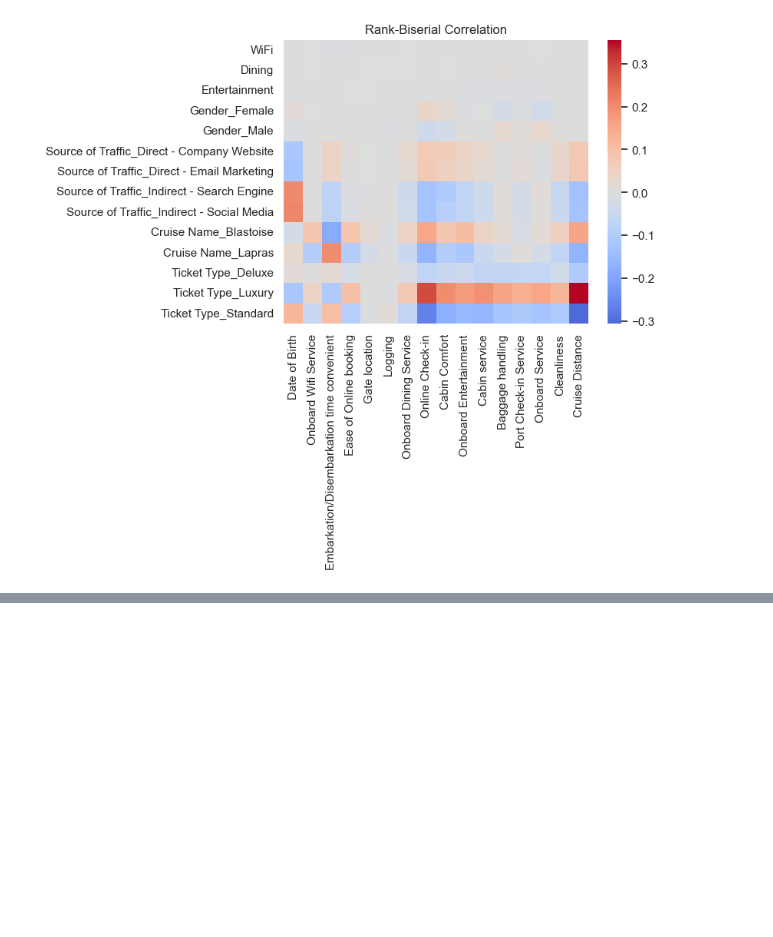
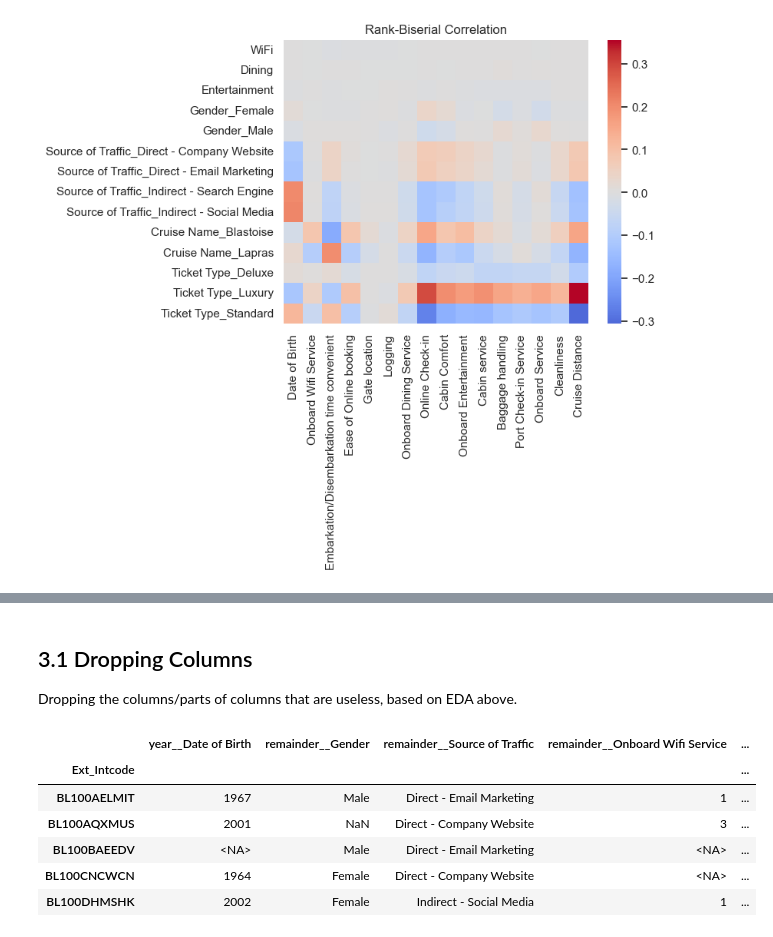
Before and after one commit to BillyLjm/AIAP-15-Assessment, a Jupyter notebook: eda.ipynb, the cells around one changed output, grey strips where cells are left out. Drawn from its saved outputs; the diff is of its cells as text; code cells hidden in the pictures; blank space fills up the shorter version.

```diff
--- a/eda.ipynb
+++ b/eda.ipynb
@@ -493,0 +512,33 @@ Having understood the dataset, we can manually engineer some features to help ou
+# %% [markdown]
+## 3.1 Dropping Columns
+Dropping the columns/parts of columns that are useless, based on EDA above.
+# %%
+class GetYear(BaseEstimator, TransformerMixin):
+    """sklearn transformer to get year of datetime column"""
+    def fit(self, X, y=None):
+        self.columns_ = X.columns
+        return self
+
+    def transform(self, X, y=None):
+        for col in X.columns:
+            X[col] = X[col].dt.year.astype('Int64')
+        return X
+
+    def get_feature_names_out(self):
+        return self.columns_
+
+dropper = ColumnTransformer([
+    ('drop', 'drop', ['Logging', 'WiFi', 'Dining', 'Entertainment']),
+    ('year', GetYear(), ['Date of Birth'])
+], remainder='passthrough')
+
+dropper.set_output(transform='pandas')
+dropper.fit_transform(X).head()
+# %% [output]
+|  | year__Date of Birth | remainder__Gender | remainder__Source of Traffic | remainder__Onboard Wifi Service | ... |
+| Ext_Intcode |  |  |  |  | ... |
+| BL100AELMIT | 1967 | Male | Direct - Email Marketing | 1 | ... |
+| BL100AQXMUS | 2001 | NaN | Direct - Company Website | 3 | ... |
+| BL100BAEEDV | <NA> | Male | Direct - Email Marketing | <NA> | ... |
+| BL100CNCWCN | 1964 | Female | Direct - Company Website | <NA> | ... |
+| BL100DHMSHK | 2002 | Female | Indirect - Social Media | 1 | ... |
```
Also changed, not shown: parts of 31 cells of this notebook, 11 other files.
